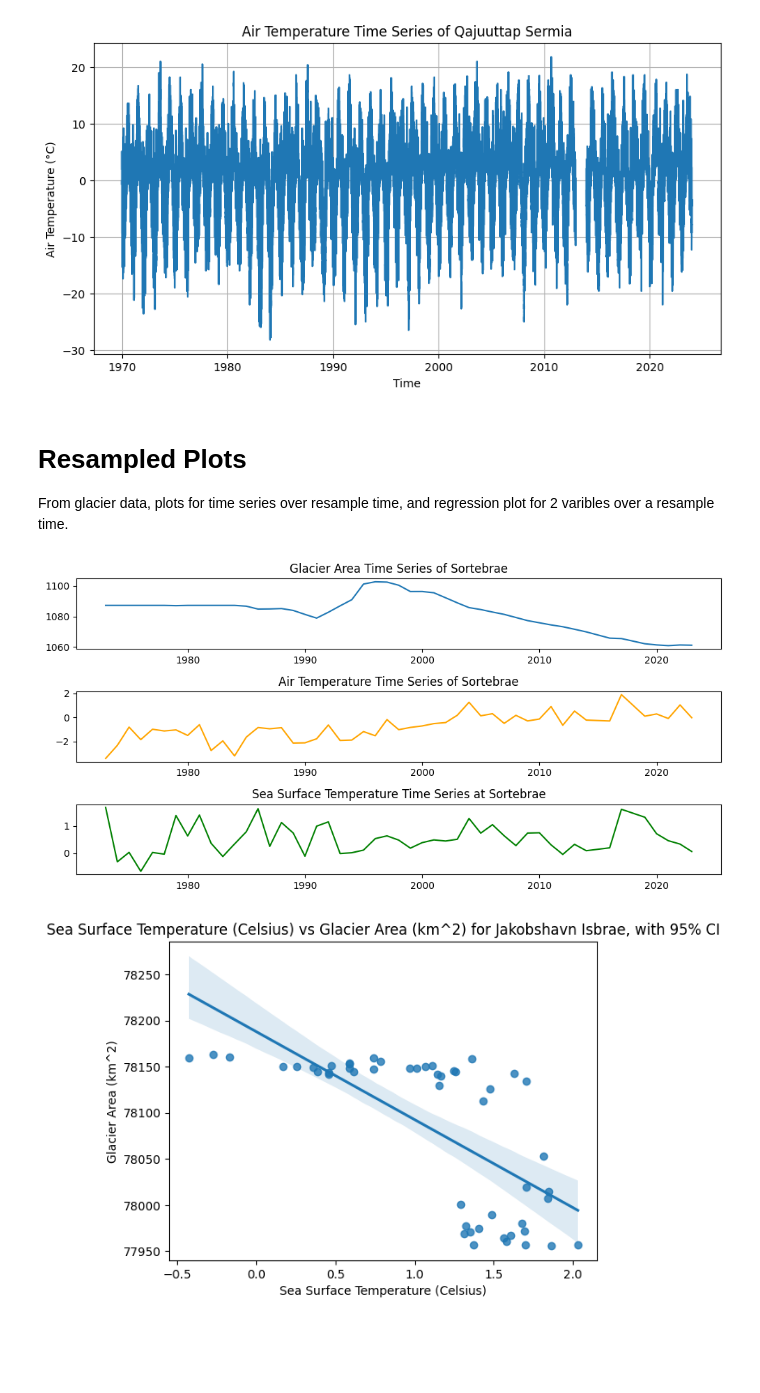
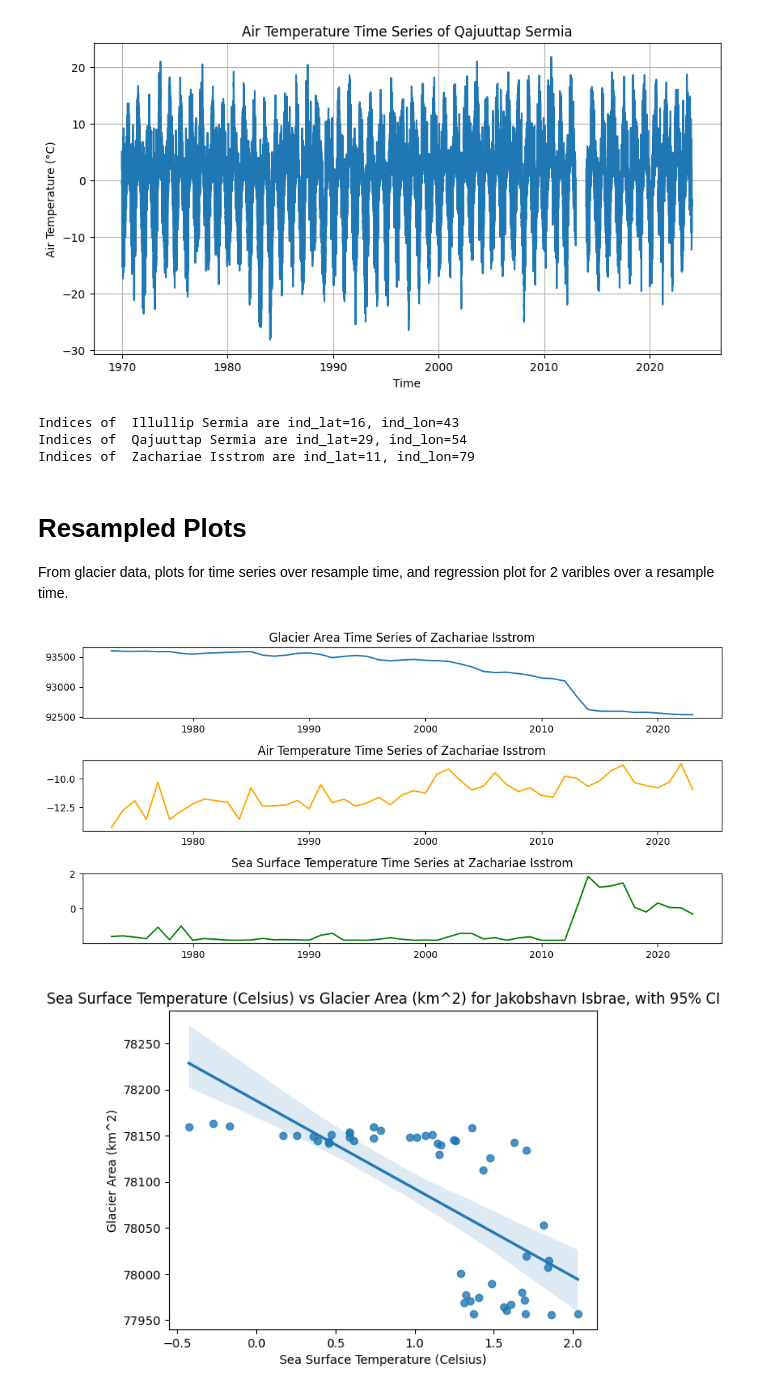
Before and after one commit to joelbarron06/ESDA2_Project, a Jupyter notebook: project_code.ipynb, the cells around one changed output. Cells and saved outputs as stored; diff of their text form; code cells hidden in the pictures; blank space fills up the shorter version.

```diff
--- a/project_code.ipynb
+++ b/project_code.ipynb
@@ -382,27 +387,38 @@ plt.grid()
 plt.show()
 # %% [output]
 [figure]
+# %%
+emmas_glaciers = ['Illullip Sermia', 'Qajuuttap Sermia', 'Zachariae Isstrom']
+
+for GLACIER in emmas_glaciers:
+    target_location = (glacier_locations[GLACIER]['lat'], glacier_locations[GLACIER]['lon'])
+    ind_lat, ind_lon = pick_closest_SST(sst_lat, sst_lon, sst, target_location)
+    print(f"Indices of  {GLACIER} are ind_lat={ind_lat}, ind_lon={ind_lon}")
+# %% [output]
+Indices of  Illullip Sermia are ind_lat=16, ind_lon=43
+Indices of  Qajuuttap Sermia are ind_lat=29, ind_lon=54
+Indices of  Zachariae Isstrom are ind_lat=11, ind_lon=79
 # %% [markdown]
 # Resampled Plots
 
 From glacier data, plots for time series over resample time, and regression plot for 2 varibles over a resample time.
 # %%
-GLACIER = 'Sortebrae'
+GLACIER = 'Zachariae Isstrom'
 SAMPLE_TIME = 'YE' # Year: 'YE', 5-Year: '5YE'
 
 glacier_df = get_glacier_df(GLACIER, SAMPLE_TIME)
 
 fig, ax = plt.subplots(3, 1, figsize=(10, 5))
 ax[0].plot(glacier_df.index, glacier_df['area'])
 ax[0].set_title(f'Glacier Area Time Series of {GLACIER}')
 ax[1].plot(glacier_df.index, glacier_df['airtemp'], color='orange')
 ax[1].set_title(f'Air Temperature Time Series of {GLACIER}')
 ax[2].plot(glacier_df.index, glacier_df['SST'], color='green')
 ax[2].set_title(f'Sea Surface Temperature Time Series at {GLACIER}')
 plt.tight_layout()
 plt.show()
 # %% [output]
-[figure, old version]
+[figure, new version]
 # %%
 GLACIER = 'Jakobshavn Isbrae'
 SAMPLE_TIME = 'YE' # Year: 'YE', 5-Year: '5YE'
```
Also changed, not shown: parts of 3 cells of this notebook.
